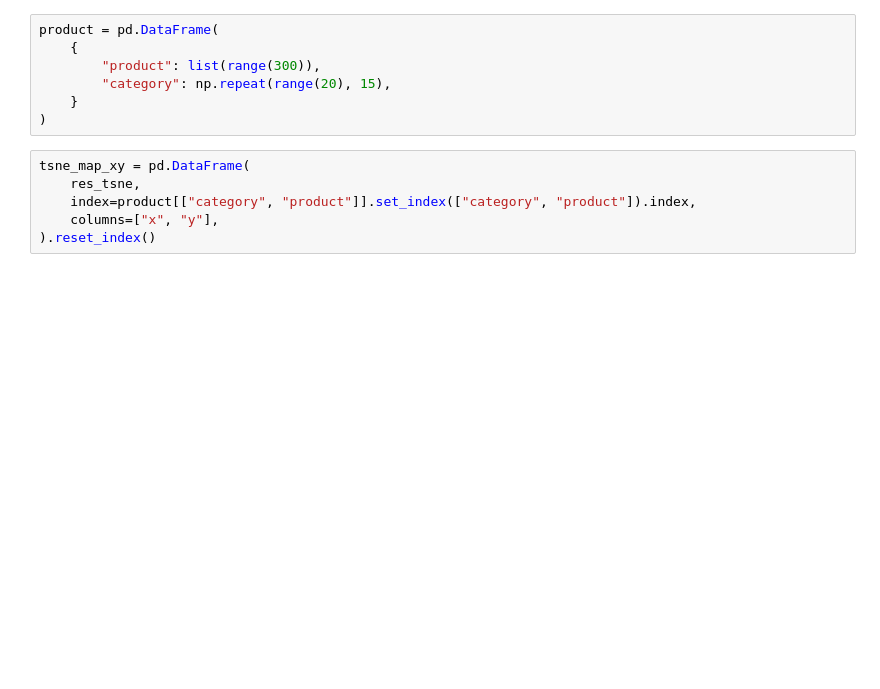
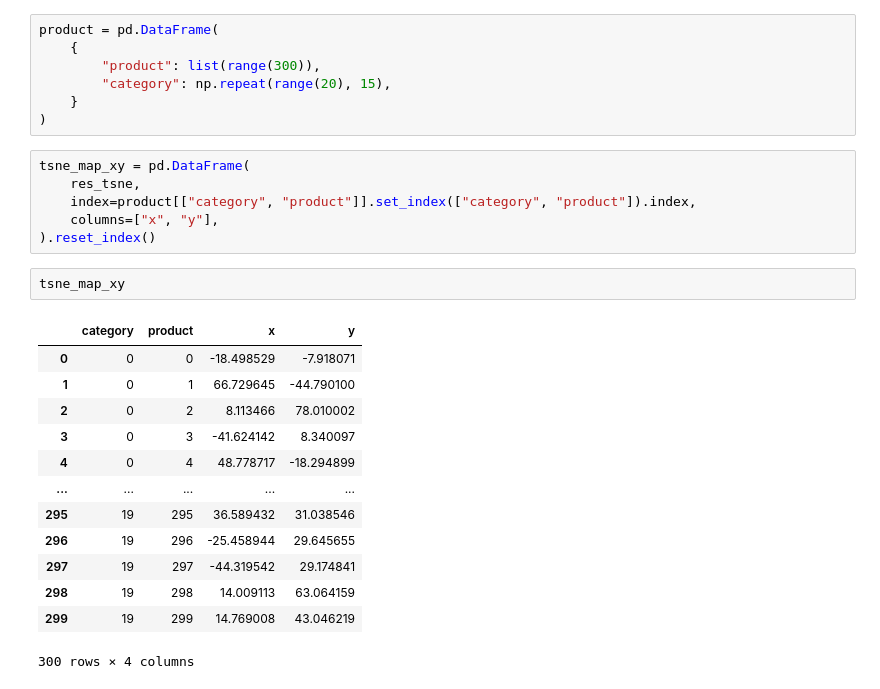
Before and after one commit to stijnbenja/Ass3, a Jupyter notebook: main.ipynb, the cells around one changed output. Saved outputs shown, nothing was run; the diff lists cells and outputs as text; blank space fills up the shorter version.

```diff
--- a/main.ipynb
+++ b/main.ipynb
@@ -227,6 +218,22 @@ tsne_map_xy = pd.DataFrame(
     index=product[["category", "product"]].set_index(["category", "product"]).index,
     columns=["x", "y"],
 ).reset_index()
+# %%
+tsne_map_xy
+# %% [output]
+|  | category | product | x | y |
+| 0 | 0 | 0 | -18.498529 | -7.918071 |
+| 1 | 0 | 1 | 66.729645 | -44.790100 |
+| 2 | 0 | 2 | 8.113466 | 78.010002 |
+| 3 | 0 | 3 | -41.624142 | 8.340097 |
+| 4 | 0 | 4 | 48.778717 | -18.294899 |
+| ... | ... | ... | ... | ... |
+| 295 | 19 | 295 | 36.589432 | 31.038546 |
+| 296 | 19 | 296 | -25.458944 | 29.645655 |
+| 297 | 19 | 297 | -44.319542 | 29.174841 |
+| 298 | 19 | 298 | 14.009113 | 63.064159 |
+| 299 | 19 | 299 | 14.769008 | 43.046219 |
+300 rows × 4 columns
 # %%
 p2vmap.plot_tsne(tsne_map_xy, plotlabels=True, scatter=0)
 # %% [output]
```
Also changed, not shown: parts of 6 cells of this notebook, 14 other files.
